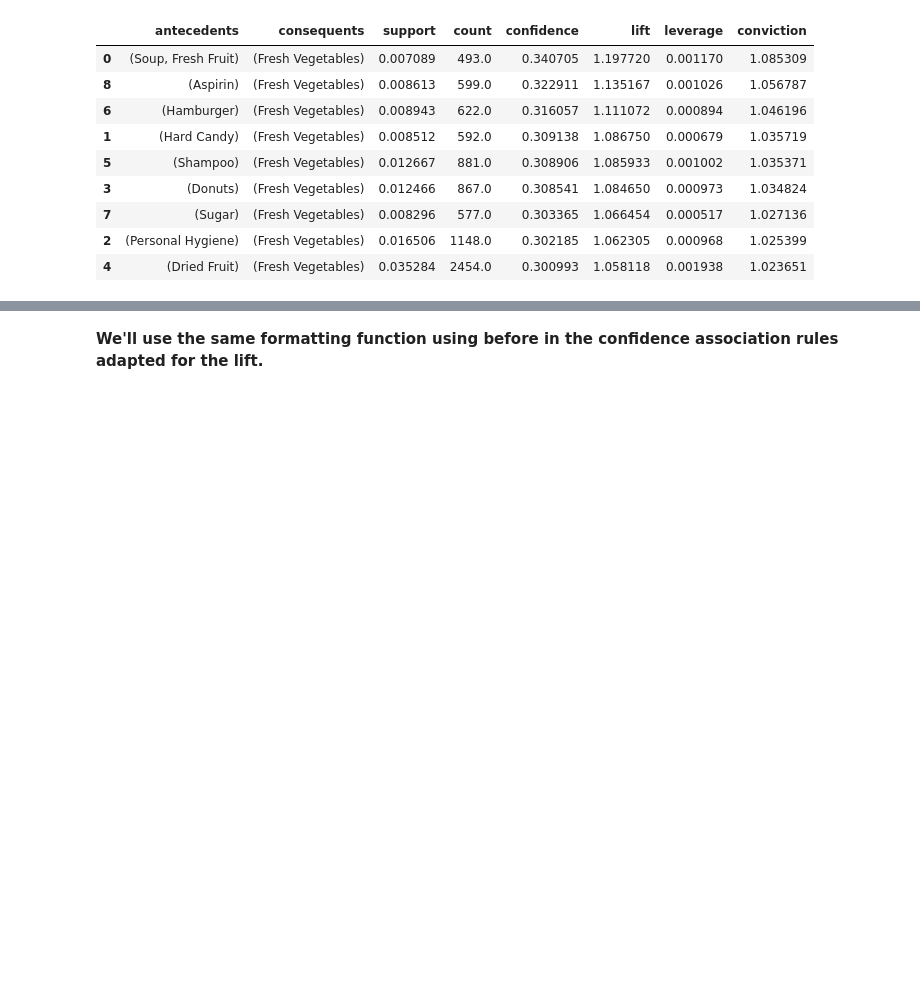
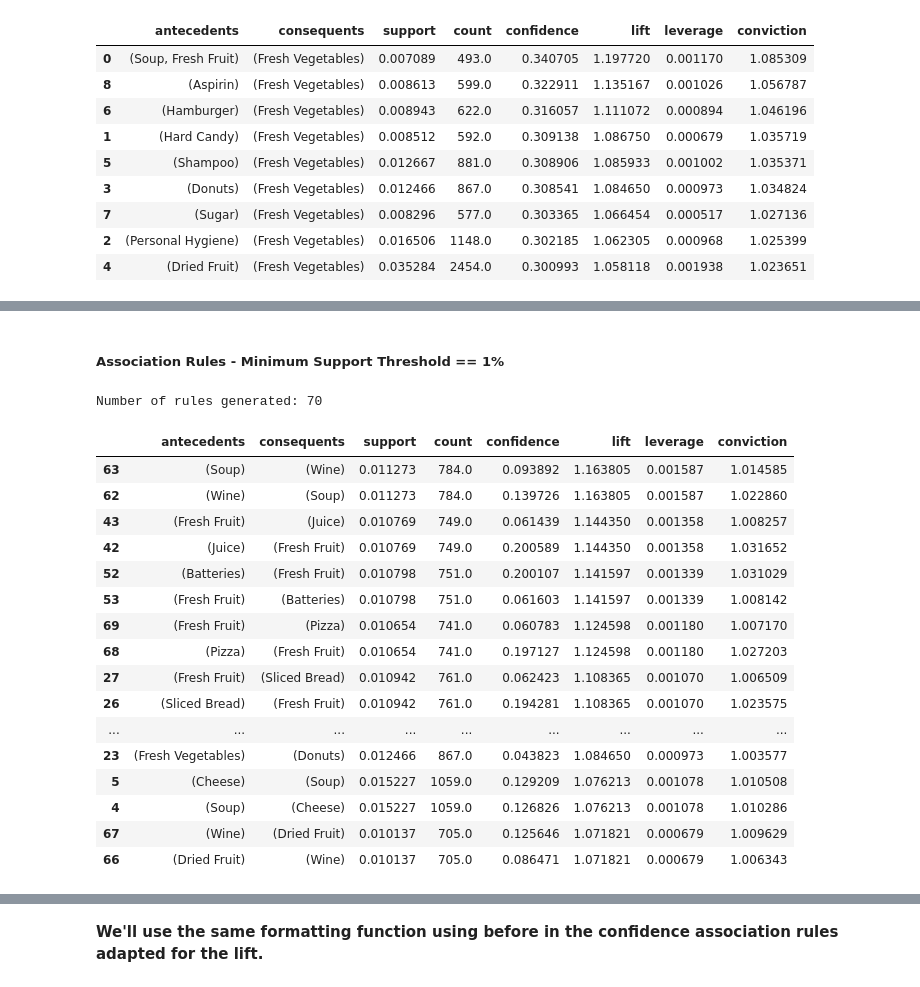
Before and after one commit to ijustsnapped/DataMine_PI, a Jupyter notebook: PD_202425_Project1/PD_202425_Project.ipynb, the cells around one changed output, grey strips where cells are left out. Saved outputs shown, nothing was run; the diff lists cells and outputs as text; code cells hidden in the pictures; blank space fills up the shorter version.

```diff
--- a/PD_202425_Project1/PD_202425_Project.ipynb
+++ b/PD_202425_Project1/PD_202425_Project.ipynb
@@ -1160,0 +1223,25 @@ rules_1
+# %% [markdown]
+##### Association Rules - Minimum Support Threshold == 1%
+# %%
+rules_1   = generate_rules(binary_foodmart, 0.01, metric='lift', min_threshold=1)
+print("Number of rules generated:", len(rules_1))
+rules_1.sort_values('lift', ascending=False).head(20)
+# %% [output]
+Number of rules generated: 70
+|  | antecedents | consequents | support | count | confidence | lift | leverage | conviction |
+| 63 | (Soup) | (Wine) | 0.011273 | 784.0 | 0.093892 | 1.163805 | 0.001587 | 1.014585 |
+| 62 | (Wine) | (Soup) | 0.011273 | 784.0 | 0.139726 | 1.163805 | 0.001587 | 1.022860 |
+| 43 | (Fresh Fruit) | (Juice) | 0.010769 | 749.0 | 0.061439 | 1.144350 | 0.001358 | 1.008257 |
+| 42 | (Juice) | (Fresh Fruit) | 0.010769 | 749.0 | 0.200589 | 1.144350 | 0.001358 | 1.031652 |
+| 52 | (Batteries) | (Fresh Fruit) | 0.010798 | 751.0 | 0.200107 | 1.141597 | 0.001339 | 1.031029 |
+| 53 | (Fresh Fruit) | (Batteries) | 0.010798 | 751.0 | 0.061603 | 1.141597 | 0.001339 | 1.008142 |
+| 69 | (Fresh Fruit) | (Pizza) | 0.010654 | 741.0 | 0.060783 | 1.124598 | 0.001180 | 1.007170 |
+| 68 | (Pizza) | (Fresh Fruit) | 0.010654 | 741.0 | 0.197127 | 1.124598 | 0.001180 | 1.027203 |
+| 27 | (Fresh Fruit) | (Sliced Bread) | 0.010942 | 761.0 | 0.062423 | 1.108365 | 0.001070 | 1.006509 |
+| 26 | (Sliced Bread) | (Fresh Fruit) | 0.010942 | 761.0 | 0.194281 | 1.108365 | 0.001070 | 1.023575 |
+| ... | ... | ... | ... | ... | ... | ... | ... | ... |
+| 23 | (Fresh Vegetables) | (Donuts) | 0.012466 | 867.0 | 0.043823 | 1.084650 | 0.000973 | 1.003577 |
+| 5 | (Cheese) | (Soup) | 0.015227 | 1059.0 | 0.129209 | 1.076213 | 0.001078 | 1.010508 |
+| 4 | (Soup) | (Cheese) | 0.015227 | 1059.0 | 0.126826 | 1.076213 | 0.001078 | 1.010286 |
+| 67 | (Wine) | (Dried Fruit) | 0.010137 | 705.0 | 0.125646 | 1.071821 | 0.000679 | 1.009629 |
+| 66 | (Dried Fruit) | (Wine) | 0.010137 | 705.0 | 0.086471 | 1.071821 | 0.000679 | 1.006343 |
```
Also changed, not shown: parts of 30 cells of this notebook, 1 other file.
